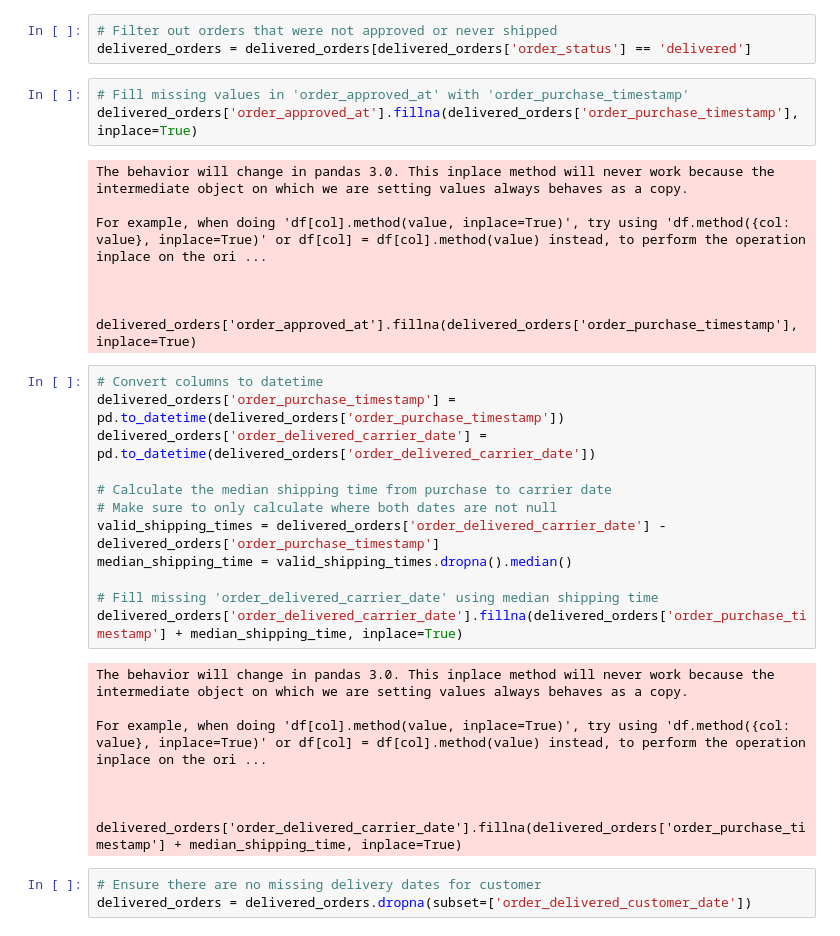
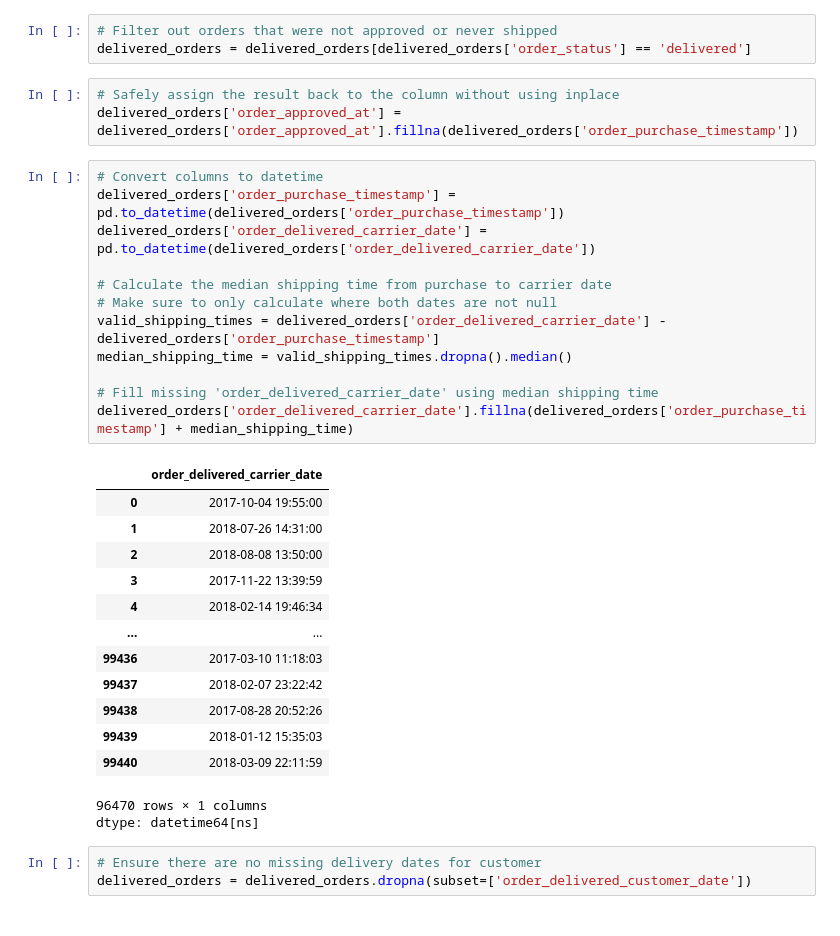
Before and after one commit to cynzhra/Submission-Data-Analyst-Dicoding, a Jupyter notebook: notebook.ipynb, the cells around one changed output. Saved outputs shown, nothing was run; the diff lists cells and outputs as text.

```diff
--- a/notebook.ipynb
+++ b/notebook.ipynb
@@ -355,35 +355,36 @@ delivered_orders = delivered_orders.dropna(subset=['order_delivered_customer_dat
 # %%
 # Filter out orders that were not approved or never shipped
 delivered_orders = delivered_orders[delivered_orders['order_status'] == 'delivered']
-# %%
-# Fill missing values in 'order_approved_at' with 'order_purchase_timestamp'
-delivered_orders['order_approved_at'].fillna(delivered_orders['order_purchase_timestamp'], inplace=True)
-# %% [output]
-The behavior will change in pandas 3.0. This inplace method will never work because the intermediate object on which we are setting values always behaves as a copy.
-
-For example, when doing 'df[col].method(value, inplace=True)', try using 'df.method({col: value}, inplace=True)' or df[col] = df[col].method(value) instead, to perform the operation inplace on the ori ...
-
-
-  delivered_orders['order_approved_at'].fillna(delivered_orders['order_purchase_timestamp'], inplace=True)
+# %%
+# Safely assign the result back to the column without using inplace
+delivered_orders['order_approved_at'] = delivered_orders['order_approved_at'].fillna(delivered_orders['order_purchase_timestamp'])
 # %%
 # Convert columns to datetime
 delivered_orders['order_purchase_timestamp'] = pd.to_datetime(delivered_orders['order_purchase_timestamp'])
 delivered_orders['order_delivered_carrier_date'] = pd.to_datetime(delivered_orders['order_delivered_carrier_date'])
 
 # Calculate the median shipping time from purchase to carrier date
 # Make sure to only calculate where both dates are not null
 valid_shipping_times = delivered_orders['order_delivered_carrier_date'] - delivered_orders['order_purchase_timestamp']
 median_shipping_time = valid_shipping_times.dropna().median()
 
 # Fill missing 'order_delivered_carrier_date' using median shipping time
-delivered_orders['order_delivered_carrier_date'].fillna(delivered_orders['order_purchase_timestamp'] + median_shipping_time, inplace=True)
+delivered_orders['order_delivered_carrier_date'].fillna(delivered_orders['order_purchase_timestamp'] + median_shipping_time)
 # %% [output]
+|  | order_delivered_carrier_date |
+| 0 | 2017-10-04 19:55:00 |
+| 1 | 2018-07-26 14:31:00 |
+| 2 | 2018-08-08 13:50:00 |
+| 3 | 2017-11-22 13:39:59 |
+| 4 | 2018-02-14 19:46:34 |
+| ... | ... |
+| 99436 | 2017-03-10 11:18:03 |
+| 99437 | 2018-02-07 23:22:42 |
+| 99438 | 2017-08-28 20:52:26 |
+| 99439 | 2018-01-12 15:35:03 |
+| 99440 | 2018-03-09 22:11:59 |
-The behavior will change in pandas 3.0. This inplace method will never work because the intermediate object on which we are setting values always behaves as a copy.
-
-For example, when doing 'df[col].method(value, inplace=True)', try using 'df.method({col: value}, inplace=True)' or df[col] = df[col].method(value) instead, to perform the operation inplace on the ori ...
-
-
-  delivered_orders['order_delivered_carrier_date'].fillna(delivered_orders['order_purchase_timestamp'] + median_shipping_time, inplace=True)
+96470 rows × 1 columns
+dtype: datetime64[ns]
 # %%
 # Ensure there are no missing delivery dates for customer
 delivered_orders = delivered_orders.dropna(subset=['order_delivered_customer_date'])
```
